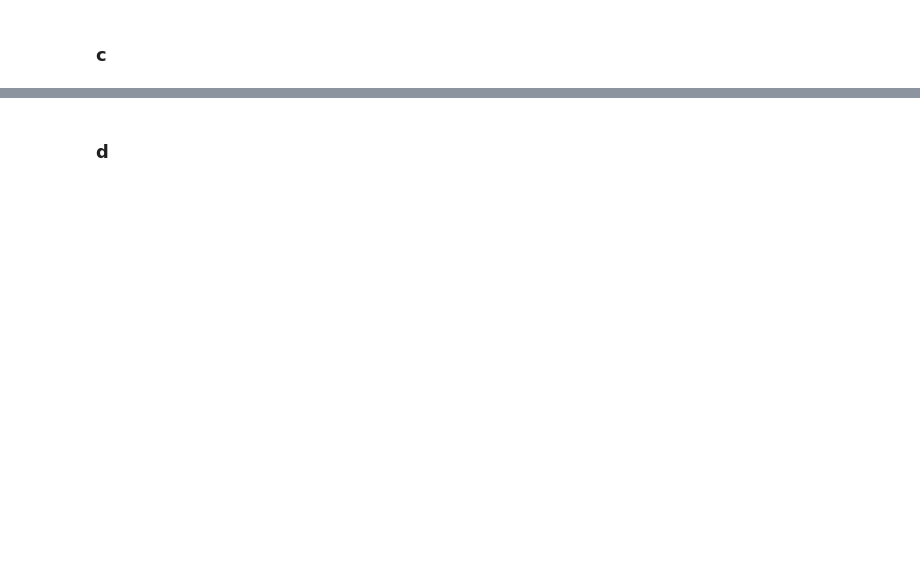
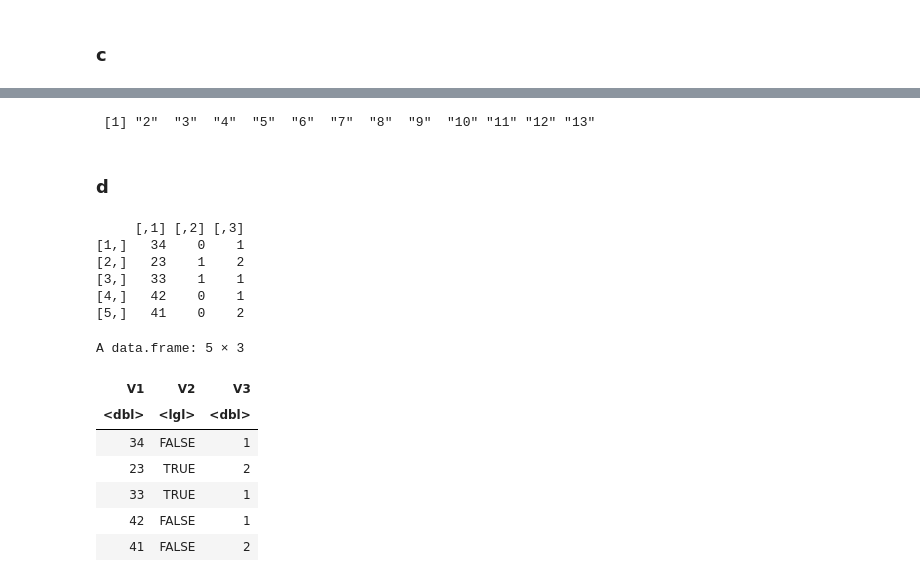
Before and after one commit to j-buss/The_Book_of_R, a Jupyter notebook: Chapter_06/Chapter 6.ipynb, the cells around one changed output, grey strips where cells are left out. Drawn from its saved outputs; the diff is of its cells as text; code cells hidden in the pictures; blank space fills up the shorter version.

```diff
--- a/Chapter_06/Chapter 6.ipynb
+++ b/Chapter_06/Chapter 6.ipynb
@@ -118,2 +218,33 @@ $beta
+# %%
+as.character(as.vector(c_matrix))
+# %% [output]
+ [1] "2"  "3"  "4"  "5"  "6"  "7"  "8"  "9"  "10" "11" "12" "13"
 # %% [markdown]
 ### d
+# %%
+d_matrix = matrix(data = c(34,23,33,42,41,0,1,1,0,0,1,2,1,1,2),nrow=5,ncol=3)
+# %%
+print(d_matrix)
+# %% [output]
+     [,1] [,2] [,3]
+[1,]   34    0    1
+[2,]   23    1    2
+[3,]   33    1    1
+[4,]   42    0    1
+[5,]   41    0    2
+# %%
+#i
+d_dataframe <- as.data.frame(d_matrix)
+# %%
+d_dataframe$V2 <- as.logical(d_dataframe$V2)
+# %%
+d_dataframe
+# %% [output]
+A data.frame: 5 × 3
+| V1 | V2 | V3 |
+| <dbl> | <lgl> | <dbl> |
+| 34 | FALSE | 1 |
+| 23 | TRUE | 2 |
+| 33 | TRUE | 1 |
+| 42 | FALSE | 1 |
+| 41 | FALSE | 2 |
```
Also changed, not shown: parts of 18 cells of this notebook.
